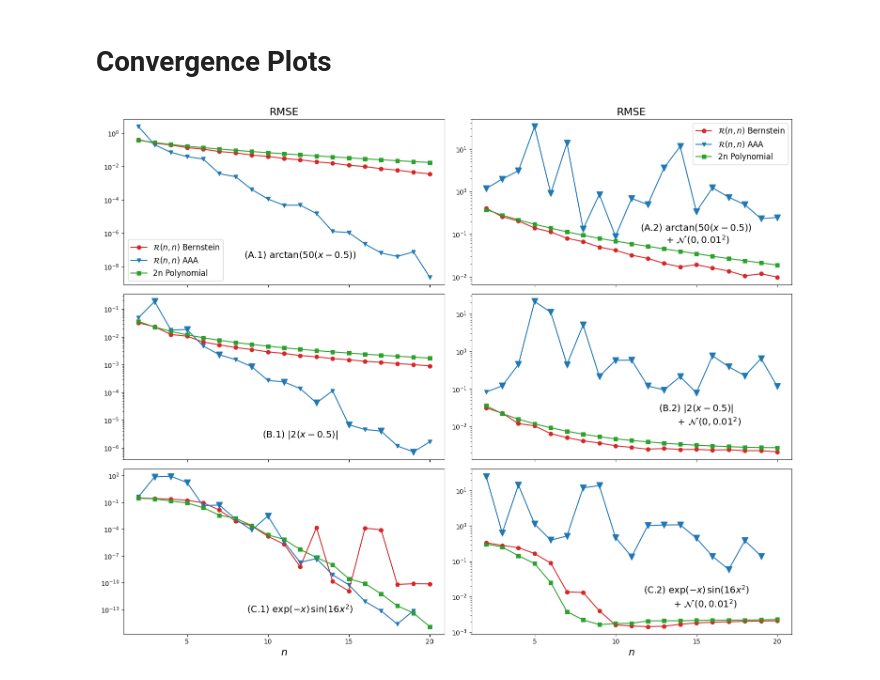
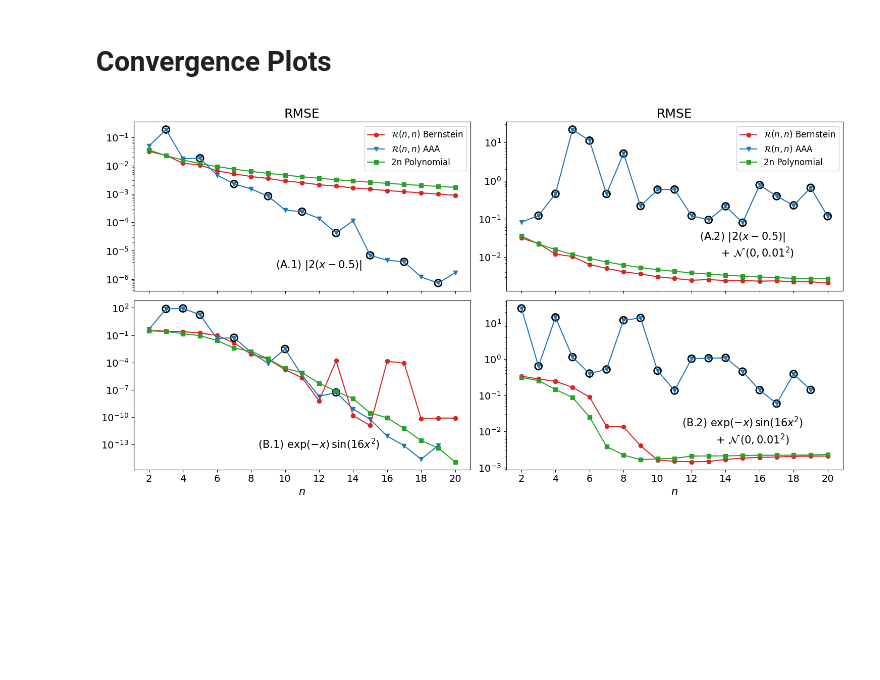
Before and after one commit to infamoussoap/RationalFunctionApproximation, a Jupyter notebook: Results - Numerical Convergence/AAA Result Plots.ipynb, the cells around one changed output. Saved outputs shown, nothing was run; the diff lists cells and outputs as text; code cells hidden in the pictures; blank space fills up the shorter version.

```diff
--- a/Results - Numerical Convergence/AAA Result Plots.ipynb
+++ b/Results - Numerical Convergence/AAA Result Plots.ipynb
@@ -21,8 +21,7 @@ noise_str = r'$\mathcal{N}\,(0, 0.01^2)$'
 # %%
 N = 1000
 # %%
-target_functions = {r'$\arctan(50(x - 0.5))$': lambda x: np.arctan(50 * (x - 0.5)),
-                    r'|2(x - 0.5)|': lambda x: abs(2 * (x - 0.5)),
+target_functions = {r'|2(x - 0.5)|': lambda x: abs(2 * (x - 0.5)),
                     r'$\exp(-x)\, \sin(16x^2)$': lambda x: np.exp(-x) * np.sin(16 * x ** 2)}
 # %%
 n = 10
@@ -139,24 +140,19 @@ plt.savefig('aaa_bernstein_plots.png', dpi=120)
 # %%
 markers = ['o', 'v', 's', 'X', 'd', '*', 'p', '>']
 # %%
-clean_csv_files = ["aaa_tests/function_approx/csv_files/arctan_mse_error.csv",
-                   "aaa_tests/function_approx/csv_files/abs_mse_error.csv",
+clean_csv_files = ["aaa_tests/function_approx/csv_files/abs_mse_error.csv",
                    "aaa_tests/function_approx/csv_files/exp_mse_error.csv"]
 
-clean_poles_csv_files = ["aaa_tests/function_approx/csv_files/arctan_pole_count.csv",
-                         "aaa_tests/function_approx/csv_files/abs_pole_count.csv",
+clean_poles_csv_files = ["aaa_tests/function_approx/csv_files/abs_pole_count.csv",
                          "aaa_tests/function_approx/csv_files/exp_pole_count.csv"]
 
-noisy_csv_files = ["aaa_tests/noisy_function/csv_files/arctan_mse_error.csv",
-                   "aaa_tests/noisy_function/csv_files/abs_mse_error.csv",
+noisy_csv_files = ["aaa_tests/noisy_function/csv_files/abs_mse_error.csv",
                    "aaa_tests/noisy_function/csv_files/exp_mse_error.csv"]
 
-noisy_pole_csv_files = ["aaa_tests/noisy_function/csv_files/arctan_pole_counts.csv",
-                        "aaa_tests/noisy_function/csv_files/abs_pole_counts.csv",
+noisy_pole_csv_files = ["aaa_tests/noisy_function/csv_files/abs_pole_counts.csv",
                         "aaa_tests/noisy_function/csv_files/exp_pole_counts.csv"]
 
-text_labels = [r"$\arctan(50(x - 0.5))$",
-               r"$|2(x - 0.5)|$",
+text_labels = [r"$|2(x - 0.5)|$",
                r"$\exp(-x)\,\sin(16x^2)$"]
 
 noise_str = r'$\mathcal{N}\,(0, 0.01^2)$'
@@ -164,12 +160,12 @@ noise_str = r'$\mathcal{N}\,(0, 0.01^2)$'
 approximators = ['Bernstein', 'AAA', 'Polynomial']
 colors = ['C3', 'C0', 'C2']
 # %%
-fig, axs = plt.subplots(3, 2, figsize=(15, 12))
+fig, axs = plt.subplots(2, 2, figsize=(15, 8))
 
-axs[0, 0].set_title('RMSE', fontsize=16)
-axs[0, 1].set_title('RMSE', fontsize=16)
+axs[0, 0].set_title('RMSE', fontsize=18)
+axs[0, 1].set_title('RMSE', fontsize=18)
 
-for i in range(3):
+for i in range(2):
     name = text_labels[i]
 
     for j, (error_csv_file, pole_csv_file) in enumerate([(clean_csv_files[i], clean_poles_csv_files[i]),
@@ -178,7 +174,7 @@ for i in range(3):
         result = np.sqrt(pd.read_csv(error_csv_file, index_col=0))
         pole_count = pd.read_csv(pole_csv_file, index_col=0)
 
-        if i == 2:
+        if i == 1:
             # For exp(-x) sin(16 x^2), AAA has converged at n=19, so deleting this point
             result.loc[20, 'AAA'] = None
             pole_count.loc[20, 'AAA'] = None
@@ -186,48 +182,46 @@ for i in range(3):
         for k, (col, color) in enumerate(zip(approximators, colors)):
             axs[i, j].plot(result[col], '-', color=color)
 
-            no_poles_mask = pole_count[col] == 0
-            axs[i, j].scatter(result.index[no_poles_mask], result.loc[no_poles_mask, col], marker=markers[k],
+            axs[i, j].scatter(result.index, result.loc[:, col], marker=markers[k],
                               s=35, color=colors[k])
-            axs[i, j].scatter(result.index[~no_poles_mask], result.loc[~no_poles_mask, col], marker=markers[k],
-                              s=90, color=colors[k])
+
+            poles_mask = pole_count[col] != 0
+            axs[i, j].scatter(result.index[poles_mask], result.loc[poles_mask, col],
+                              facecolor='none', edgecolor='black', s=100, linewidths=2)
 
             if i == 0:
                 label = "2n Polynomial" if col == 'Polynomial' else "$\mathcal{R}(n, n)$ " + col
                 axs[i, j].plot([], [], color=colors[k], marker=markers[k], label=label, zorder=4)
 
+    axs[i, 0].tick_params(labelsize=14)
+    axs[i, 1].tick_params(labelsize=14)
+
     if i == 0:
-        axs[i, 0].text(12, 5e-8, f"(A.1) {name}", fontsize=14,
+        axs[i, 0].text(12, 3e-6, f"(A.1) {name}", fontsize=15,
                        horizontalalignment='center', verticalalignment='center')
-        axs[i, 1].text(15, 1e-1, f"(A.2) {name}\n + " + noise_str, fontsize=14,
-                       horizontalalignment='center', verticalalignment='center')
-
-    elif i == 1:
-        axs[i, 0].text(12, 3e-6, f"(B.1) {name}", fontsize=14,
-                       horizontalalignment='center', verticalalignment='center')
-        axs[i, 1].text(15, 2e-2, f"(B.2) {name}\n         + " + noise_str, fontsize=14,
+        axs[i, 1].text(15, 2e-2, f"(A.2) {name}\n         + " + noise_str, fontsize=15,
                        horizontalalignment='center', verticalalignment='center')
     else:
-        axs[i, 0].text(12, 1e-13, f"(C.1) {name}", fontsize=14,
+        axs[i, 0].text(12, 1e-13, f"(B.1) {name}", fontsize=15,
                        horizontalalignment='center', verticalalignment='center')
-        axs[i, 1].text(15, 1e-2, f"(C.2) {name}\n      + " + noise_str, fontsize=14,
+        axs[i, 1].text(15, 1e-2, f"(B.2) {name}\n      + " + noise_str, fontsize=15,
                        horizontalalignment='center', verticalalignment='center')
 
     if i == 0:
         axs[i, 0].legend(fontsize=12)
         axs[i, 1].legend(fontsize=12)
 
     for j in range(2):
         axs[i, j].set_yscale('log')
 
-        x_ticks_locations = np.arange(5, 21, 5)
-        if i < 2:
+        x_ticks_locations = np.arange(2, 21, 2)
+        if i < 1:
             axs[i, j].set_xticks(x_ticks_locations, [None] * len(x_ticks_locations))
         else:
             axs[i, j].set_xticks(x_ticks_locations, x_ticks_locations)
             axs[i, j].set_xlabel("$n$", fontsize=15)
 
 plt.tight_layout()
-plt.savefig('aaa_bernstein_convergence_plots.png', dpi=120)
+plt.savefig('aaa_bernstein_convergence_plots.png', dpi=100)
 # %% [output]
-[figure, old version]
+[figure, new version]
```
Also changed, not shown: parts of 2 cells of this notebook.
